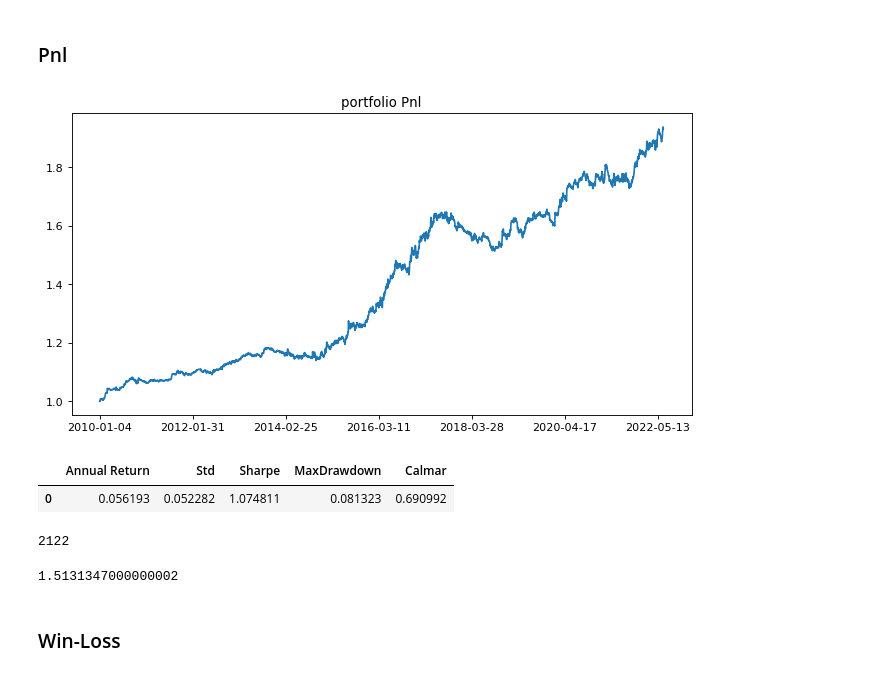
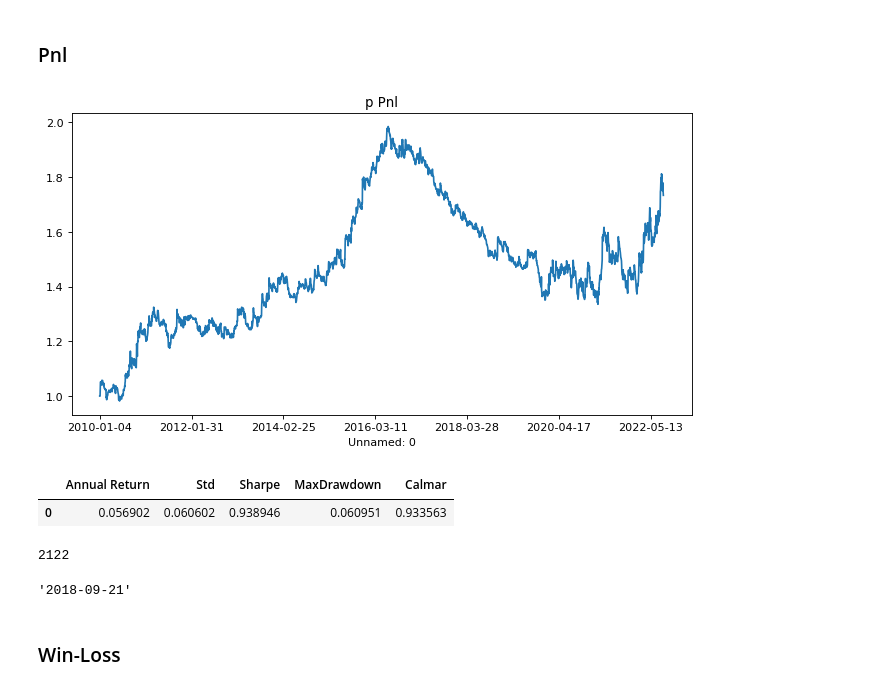
Before and after one commit to RichardS0268/CTA_Trend, a Jupyter notebook: Sim_Analysis.ipynb, the cells around one changed output. Cells and saved outputs as stored; diff of their text form; code cells hidden in the pictures.

```diff
--- a/Sim_Analysis.ipynb
+++ b/Sim_Analysis.ipynb
@@ -18,8 +19,8 @@ Pnl = {}
 total_d_gain = pd.Series([])
 total_d_gain = total_d_gain.reindex(_C.BACKTEST_VTD).fillna(0)
 # %%
-for com in _C.commodities.keys():
-    com_balance= pd.read_csv(f'output/balance_sheet/{com}_balance.csv')
+for com in _D.commodities.keys():
+    com_balance= pd.read_csv(f'output/balance_sheet/{_C.VERSION}/{com}_balance.csv')
     com_balance = com_balance.set_index(com_balance.columns[0])
     Pnl[com] = com_balance['Pnl']
     if com in PORTFOLIO:
@@ -32,7 +33,7 @@ def draw_pnl(scom):
     plt.title(f'{scom} Pnl')
     Pnl[scom].plot()
 # %%
-draw_pnl('portfolio')
+draw_pnl('p')
 # %% [output]
-[figure, old version]
+[figure, new version]
 # %%
@@ -52,15 +53,15 @@ def profitable_analysis(_pnl):
 profitable_analysis(Pnl['portfolio'])
 # %% [output]
 |  | Annual Return | Std | Sharpe | MaxDrawdown | Calmar |
-| 0 | 0.056193 | 0.052282 | 1.074811 | 0.081323 | 0.690992 |
+| 0 | 0.056902 | 0.060602 | 0.938946 | 0.060951 | 0.933563 |
 # %%
 (1 - list(Pnl['portfolio'])/pd.Series(list(Pnl['portfolio'].rolling(len(Pnl['portfolio'])))).apply(lambda x: x.max())).to_list().index(0.08132254261009442)
 # %% [output]
 2122
-# %%
-BACKTEST_VTD[2122]
-# %% [output]
-1.5131347000000002
+# %%
+_C.BACKTEST_VTD[2122]
+# %% [output]
+'2018-09-21'
 # %% [markdown]
 ### Win-Loss
 # %%
```
Also changed, not shown: parts of 8 cells of this notebook, 10 other files.
